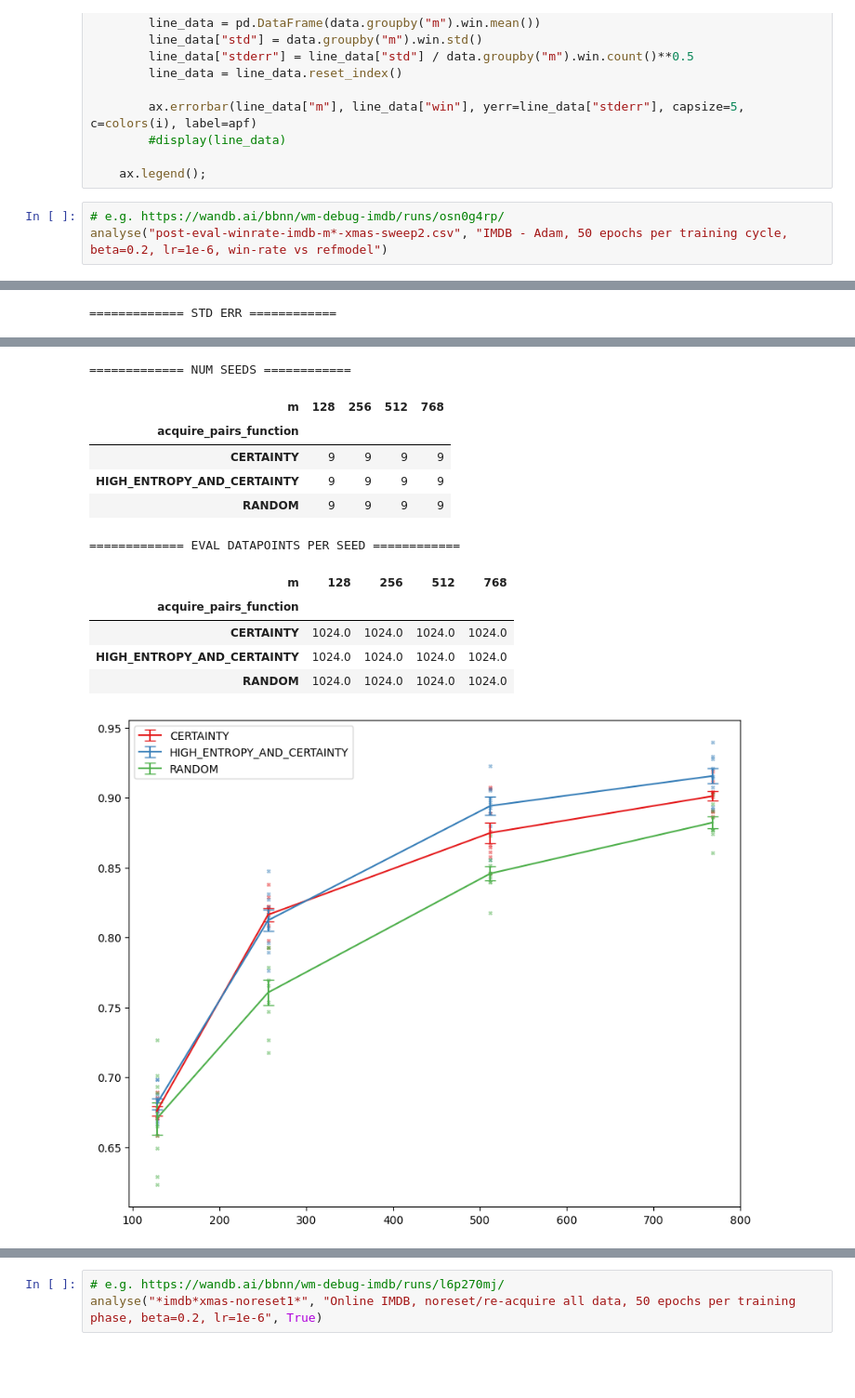
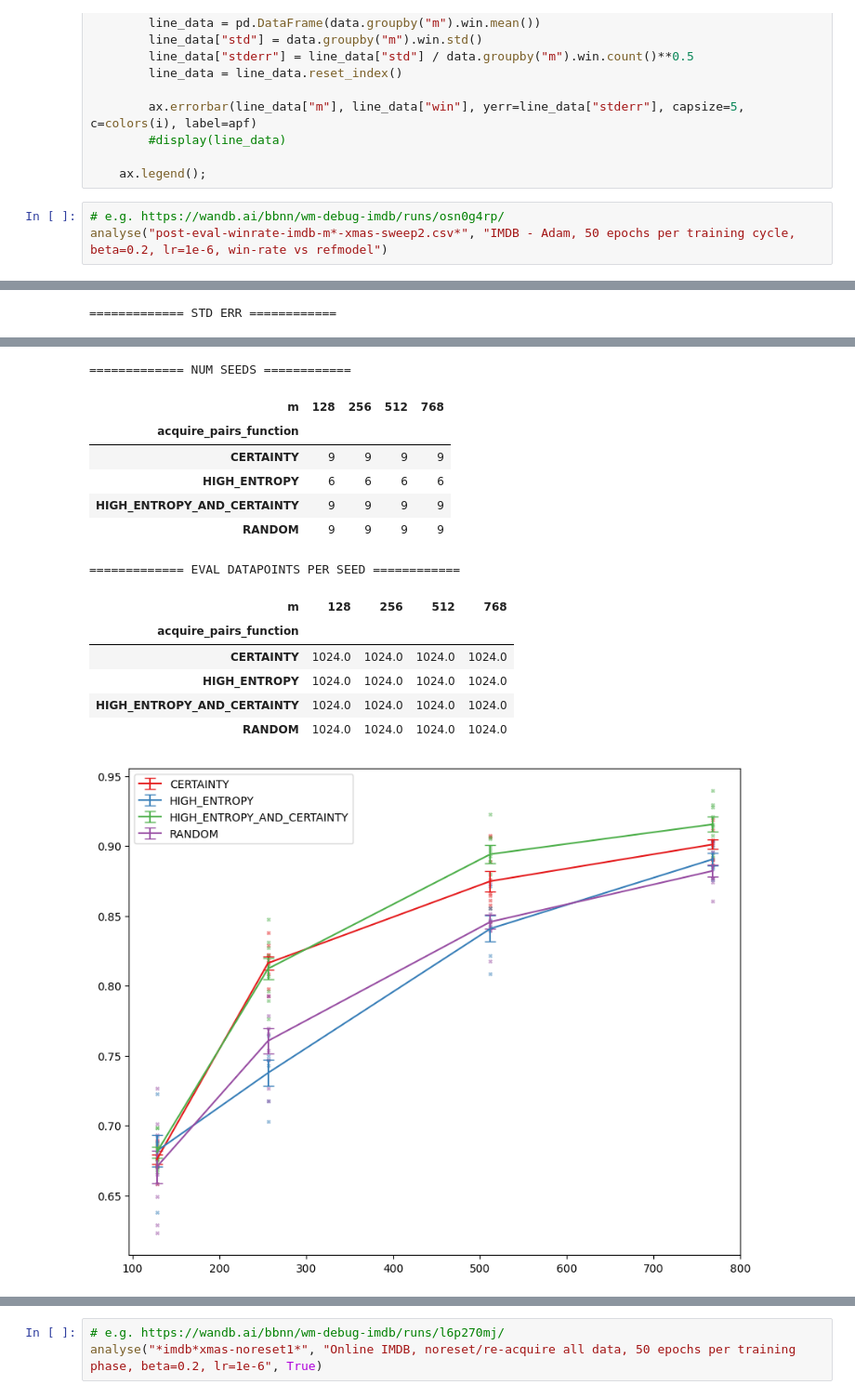
Before and after one commit to willmuldrew/active-preference-learning, a Jupyter notebook: notebooks/post-eval-analyse.ipynb, the cells around one changed output, grey strips where cells are left out. Shown at 93% size. Cells and saved outputs as stored; diff of their text form; blank space fills up the shorter version.

Commit message:
additional results for HIGH_ENTROPY

```diff
--- a/notebooks/post-eval-analyse.ipynb
+++ b/notebooks/post-eval-analyse.ipynb
@@ -63,5 +63,5 @@ def analyse(file_pattern, title=None, noreset=False):
     ax.legend();
 # %%
 # e.g. https://wandb.ai/bbnn/wm-debug-imdb/runs/osn0g4rp/
-analyse("post-eval-winrate-imdb-m*-xmas-sweep2.csv", "IMDB - Adam, 50 epochs per training cycle, beta=0.2, lr=1e-6, win-rate vs refmodel")
+analyse("post-eval-winrate-imdb-m*-xmas-sweep2.csv*", "IMDB - Adam, 50 epochs per training cycle, beta=0.2, lr=1e-6, win-rate vs refmodel")
 # %% [output]
@@ -85,17 +92,19 @@ analyse("post-eval-winrate-imdb-m*-xmas-sweep2.csv", "IMDB - Adam, 50 epochs per
 | HIGH_ENTROPY_AND_CERTAINTY | 0.003930 | 0.007491 | 0.006302 | 0.005371 |
 | RANDOM | 0.011509 | 0.008925 | 0.004939 | 0.004238 |
 ============= NUM SEEDS ============
 | m | 128 | 256 | 512 | 768 |
 | acquire_pairs_function |  |  |  |  |
 | CERTAINTY | 9 | 9 | 9 | 9 |
+| HIGH_ENTROPY | 6 | 6 | 6 | 6 |
 | HIGH_ENTROPY_AND_CERTAINTY | 9 | 9 | 9 | 9 |
 | RANDOM | 9 | 9 | 9 | 9 |
 ============= EVAL DATAPOINTS PER SEED ============
 | m | 128 | 256 | 512 | 768 |
 | acquire_pairs_function |  |  |  |  |
 | CERTAINTY | 1024.0 | 1024.0 | 1024.0 | 1024.0 |
+| HIGH_ENTROPY | 1024.0 | 1024.0 | 1024.0 | 1024.0 |
 | HIGH_ENTROPY_AND_CERTAINTY | 1024.0 | 1024.0 | 1024.0 | 1024.0 |
 | RANDOM | 1024.0 | 1024.0 | 1024.0 | 1024.0 |
-[figure, old version]
+[figure, new version]
 # %%
 # https://wandb.ai/bbnn/wm-debug-tldr/runs/260q0dnn e.g.
```
Also changed, not shown: parts of 2 cells of this notebook, 9 other files.
